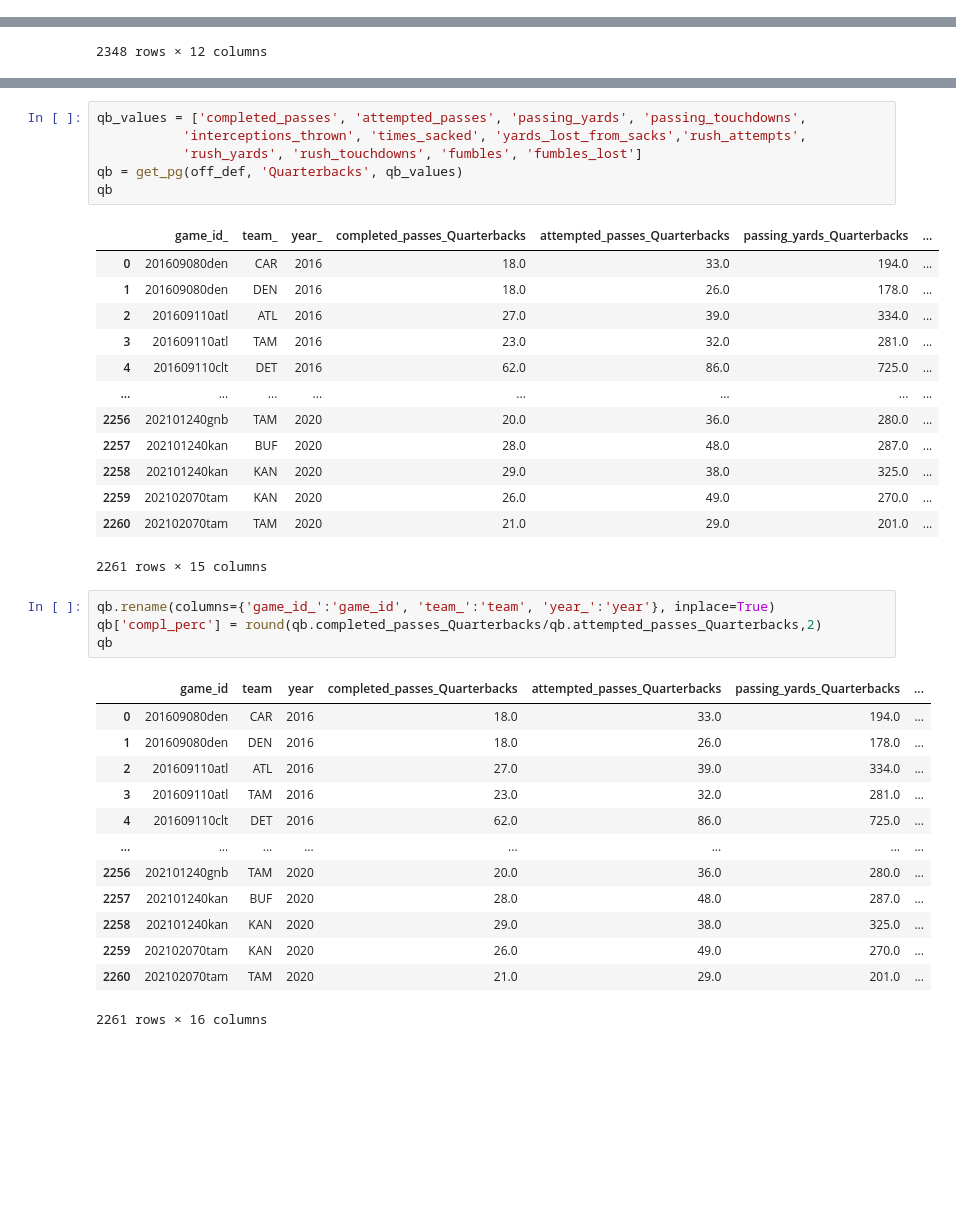
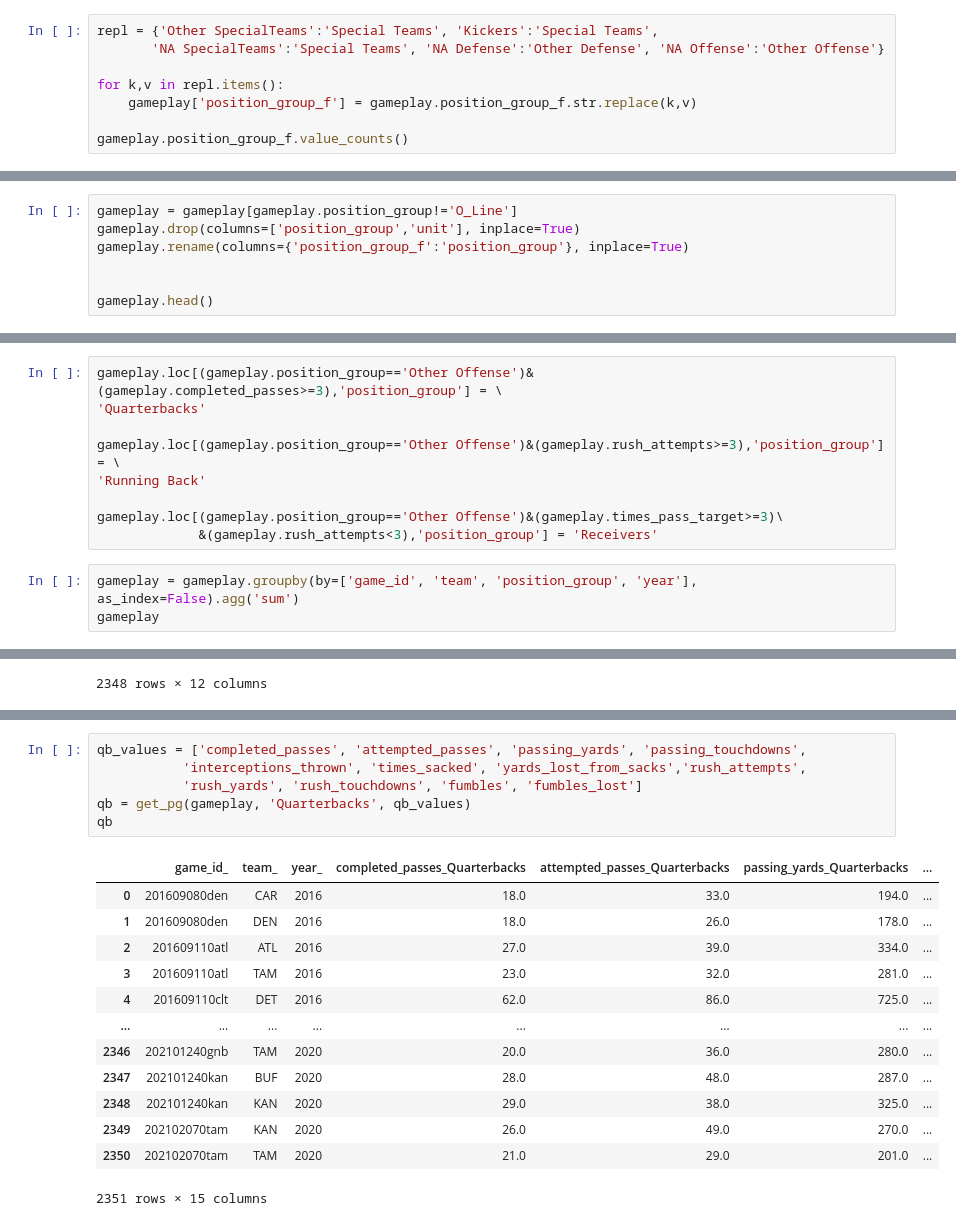
Before and after one commit to WillRobinson152/NFL_Analysis, a Jupyter notebook: CleanDataForEDA.ipynb, the cells around one changed output, grey strips where cells are left out. Drawn from its saved outputs; the diff is of its cells as text; blank space fills up the shorter version.

Commit message:
Fixed Other Offense classification.

```diff
--- a/CleanDataForEDA.ipynb
+++ b/CleanDataForEDA.ipynb
@@ -520,0 +506,8 @@ def get_pg(df, pg, value_list):
+# %%
+repl = {'Other SpecialTeams':'Special Teams', 'Kickers':'Special Teams',
+       'NA SpecialTeams':'Special Teams', 'NA Defense':'Other Defense', 'NA Offense':'Other Offense'}
+
+for k,v in repl.items():
+    gameplay['position_group_f'] = gameplay.position_group_f.str.replace(k,v)
+
+gameplay.position_group_f.value_counts()
@@ -520,0 +527,7 @@ def get_pg(df, pg, value_list):
+# %%
+gameplay = gameplay[gameplay.position_group!='O_Line']
+gameplay.drop(columns=['position_group','unit'], inplace=True)
+gameplay.rename(columns={'position_group_f':'position_group'}, inplace=True)
+
+
+gameplay.head()
@@ -520,0 +542,12 @@ def get_pg(df, pg, value_list):
+# %%
+gameplay.loc[(gameplay.position_group=='Other Offense')&(gameplay.completed_passes>=3),'position_group'] = \
+'Quarterbacks'
+
+gameplay.loc[(gameplay.position_group=='Other Offense')&(gameplay.rush_attempts>=3),'position_group'] = \
+'Running Back'
+
+gameplay.loc[(gameplay.position_group=='Other Offense')&(gameplay.times_pass_target>=3)\
+             &(gameplay.rush_attempts<3),'position_group'] = 'Receivers'
+# %%
+gameplay = gameplay.groupby(by=['game_id', 'team', 'position_group', 'year'], as_index=False).agg('sum')
+gameplay
@@ -617,38 +670,20 @@ lb
 # %%
 qb_values = ['completed_passes', 'attempted_passes', 'passing_yards', 'passing_touchdowns',
            'interceptions_thrown', 'times_sacked', 'yards_lost_from_sacks','rush_attempts',
            'rush_yards', 'rush_touchdowns', 'fumbles', 'fumbles_lost']
-qb = get_pg(off_def, 'Quarterbacks', qb_values)
+qb = get_pg(gameplay, 'Quarterbacks', qb_values)
 qb
 # %% [output]
 |  | game_id_ | team_ | year_ | completed_passes_Quarterbacks | attempted_passes_Quarterbacks | passing_yards_Quarterbacks | ... |
 | 0 | 201609080den | CAR | 2016 | 18.0 | 33.0 | 194.0 | ... |
 | 1 | 201609080den | DEN | 2016 | 18.0 | 26.0 | 178.0 | ... |
 | 2 | 201609110atl | ATL | 2016 | 27.0 | 39.0 | 334.0 | ... |
 | 3 | 201609110atl | TAM | 2016 | 23.0 | 32.0 | 281.0 | ... |
 | 4 | 201609110clt | DET | 2016 | 62.0 | 86.0 | 725.0 | ... |
 | ... | ... | ... | ... | ... | ... | ... | ... |
-| 2256 | 202101240gnb | TAM | 2020 | 20.0 | 36.0 | 280.0 | ... |
-| 2257 | 202101240kan | BUF | 2020 | 28.0 | 48.0 | 287.0 | ... |
-| 2258 | 202101240kan | KAN | 2020 | 29.0 | 38.0 | 325.0 | ... |
-| 2259 | 202102070tam | KAN | 2020 | 26.0 | 49.0 | 270.0 | ... |
-| 2260 | 202102070tam | TAM | 2020 | 21.0 | 29.0 | 201.0 | ... |
+| 2346 | 202101240gnb | TAM | 2020 | 20.0 | 36.0 | 280.0 | ... |
+| 2347 | 202101240kan | BUF | 2020 | 28.0 | 48.0 | 287.0 | ... |
+| 2348 | 202101240kan | KAN | 2020 | 29.0 | 38.0 | 325.0 | ... |
+| 2349 | 202102070tam | KAN | 2020 | 26.0 | 49.0 | 270.0 | ... |
+| 2350 | 202102070tam | TAM | 2020 | 21.0 | 29.0 | 201.0 | ... |
-2261 rows × 15 columns
+2351 rows × 15 columns
-# %%
-qb.rename(columns={'game_id_':'game_id', 'team_':'team', 'year_':'year'}, inplace=True)
-qb['compl_perc'] = round(qb.completed_passes_Quarterbacks/qb.attempted_passes_Quarterbacks,2)
-qb
-# %% [output]
-|  | game_id | team | year | completed_passes_Quarterbacks | attempted_passes_Quarterbacks | passing_yards_Quarterbacks | ... |
-| 0 | 201609080den | CAR | 2016 | 18.0 | 33.0 | 194.0 | ... |
-| 1 | 201609080den | DEN | 2016 | 18.0 | 26.0 | 178.0 | ... |
-| 2 | 201609110atl | ATL | 2016 | 27.0 | 39.0 | 334.0 | ... |
-| 3 | 201609110atl | TAM | 2016 | 23.0 | 32.0 | 281.0 | ... |
-| 4 | 201609110clt | DET | 2016 | 62.0 | 86.0 | 725.0 | ... |
-| ... | ... | ... | ... | ... | ... | ... | ... |
-| 2256 | 202101240gnb | TAM | 2020 | 20.0 | 36.0 | 280.0 | ... |
-| 2257 | 202101240kan | BUF | 2020 | 28.0 | 48.0 | 287.0 | ... |
-| 2258 | 202101240kan | KAN | 2020 | 29.0 | 38.0 | 325.0 | ... |
-| 2259 | 202102070tam | KAN | 2020 | 26.0 | 49.0 | 270.0 | ... |
-| 2260 | 202102070tam | TAM | 2020 | 21.0 | 29.0 | 201.0 | ... |
-2261 rows × 16 columns
```
Also changed, not shown: parts of 42 cells of this notebook.
